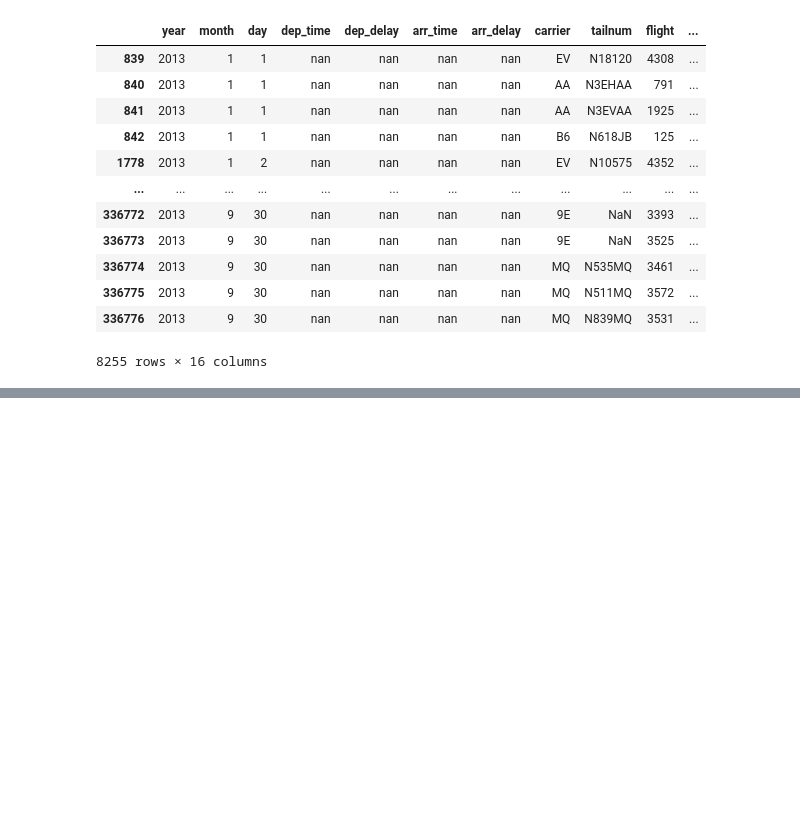
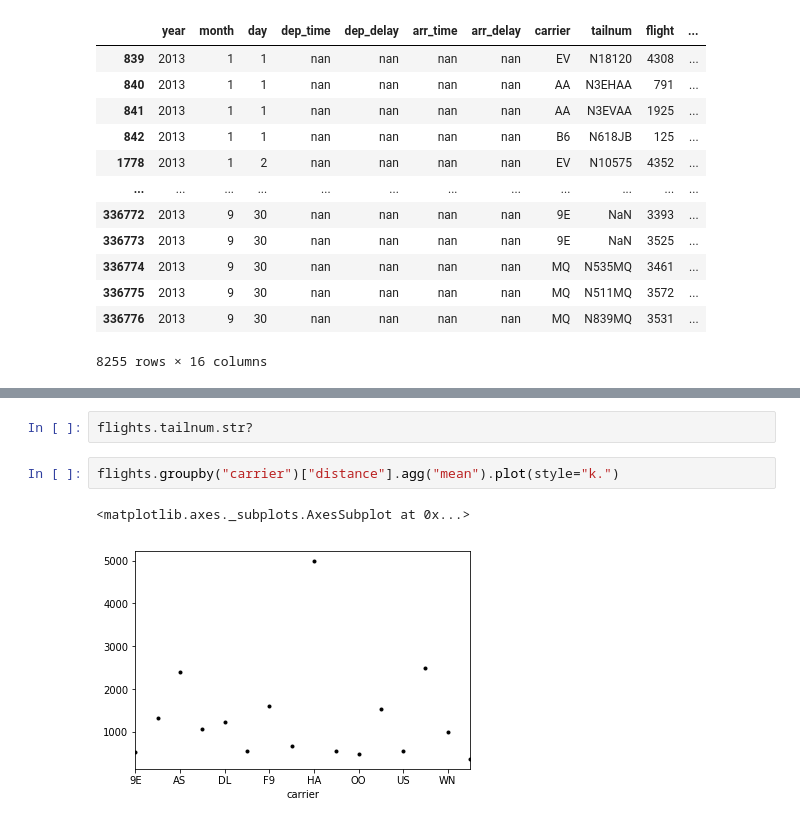
Before and after one commit to sushtend/100-days-of-ml-code, a Jupyter notebook: code/ml/pandas/Pandas head() to tail() (Beginner) | SciPy 2018 Tutorial.ipynb, the cells around one changed output, grey strips where cells are left out. Drawn from its saved outputs; the diff is of its cells as text; blank space fills up the shorter version.

```diff
--- a/code/ml/pandas/Pandas head() to tail() (Beginner) | SciPy 2018 Tutorial.ipynb
+++ b/code/ml/pandas/Pandas head() to tail() (Beginner) | SciPy 2018 Tutorial.ipynb
@@ -253,0 +462,7 @@ flights[flights.dep_time.isnull()]
+# %%
+flights.tailnum.str?
+# %%
+flights.groupby("carrier")["distance"].agg("mean").plot(style="k.")
+# %% [output]
+<matplotlib.axes._subplots.AxesSubplot at 0x...>
+[figure, added]
```
Also changed, not shown: parts of 47 cells of this notebook.
